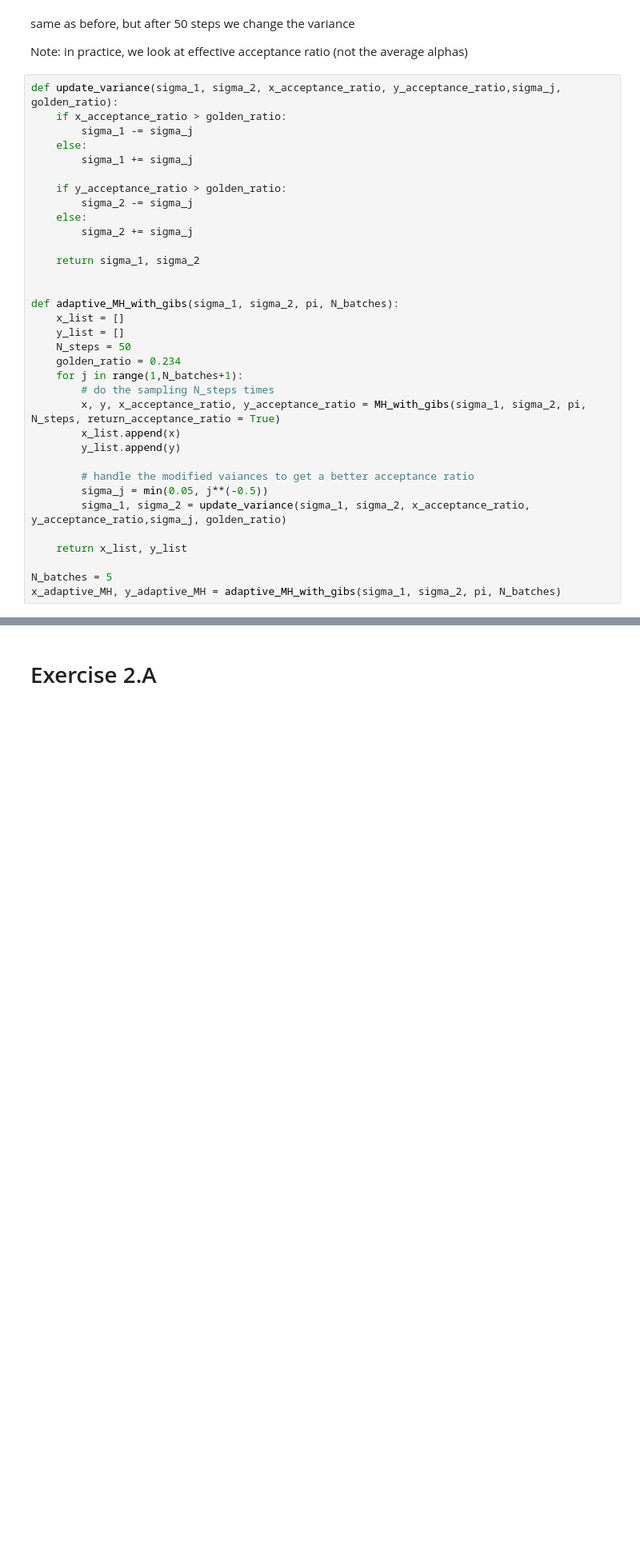
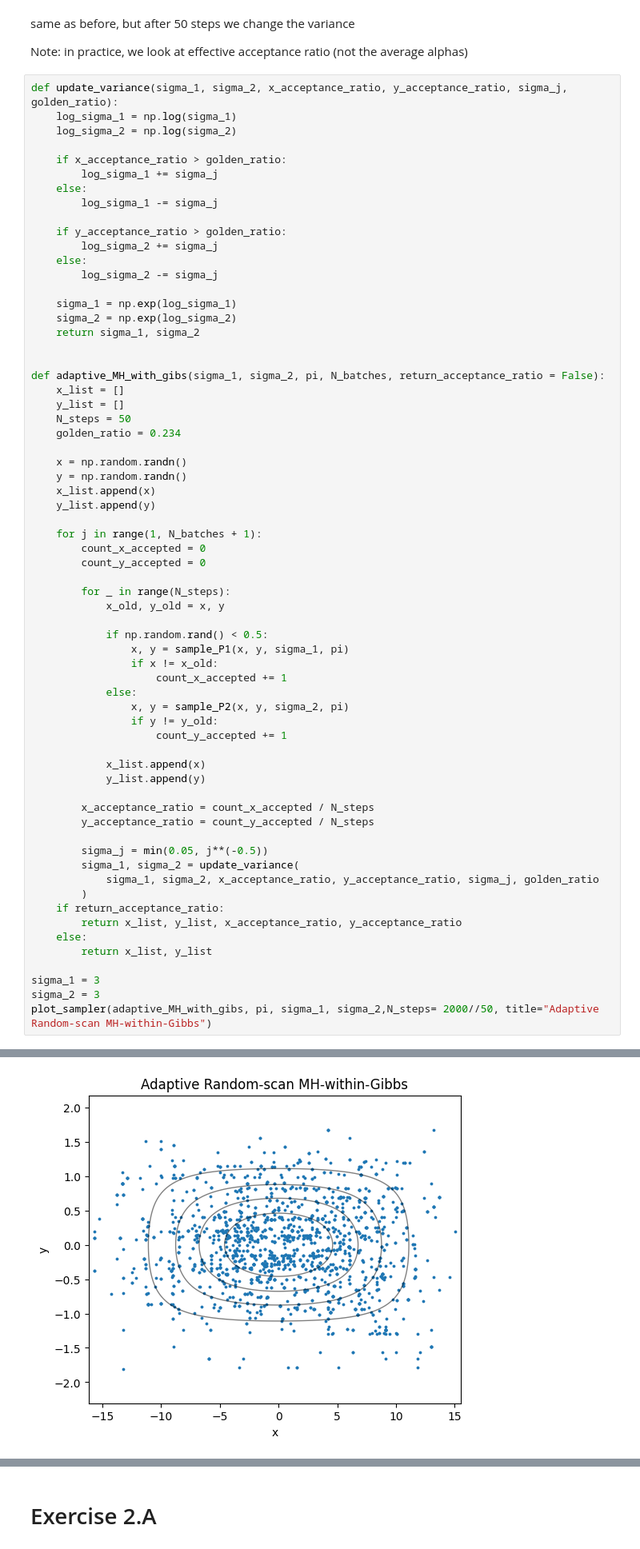
Before and after one commit to T-prog123/MVA_code, a Jupyter notebook: computational_statistics/tp4_computational_statistics.ipynb, the cells around one changed output, grey strips where cells are left out. Shown at 80% size. Cells and saved outputs as stored; diff of their text form; blank space fills up the shorter version.

```diff
--- a/computational_statistics/tp4_computational_statistics.ipynb
+++ b/computational_statistics/tp4_computational_statistics.ipynb
@@ -109,36 +161,68 @@ same as before, but after 50 steps we change the variance
 
 Note: in practice, we look at effective acceptance ratio (not the average alphas)
 # %%
-def update_variance(sigma_1, sigma_2, x_acceptance_ratio, y_acceptance_ratio,sigma_j, golden_ratio):
+def update_variance(sigma_1, sigma_2, x_acceptance_ratio, y_acceptance_ratio, sigma_j, golden_ratio):
+    log_sigma_1 = np.log(sigma_1)
+    log_sigma_2 = np.log(sigma_2)
+
     if x_acceptance_ratio > golden_ratio:
-        sigma_1 -= sigma_j
+        log_sigma_1 += sigma_j
     else:
-        sigma_1 += sigma_j
+        log_sigma_1 -= sigma_j
 
     if y_acceptance_ratio > golden_ratio:
-        sigma_2 -= sigma_j
+        log_sigma_2 += sigma_j
     else:
-        sigma_2 += sigma_j
+        log_sigma_2 -= sigma_j
 
+    sigma_1 = np.exp(log_sigma_1)
+    sigma_2 = np.exp(log_sigma_2)
     return sigma_1, sigma_2
 
 
-def adaptive_MH_with_gibs(sigma_1, sigma_2, pi, N_batches):
+def adaptive_MH_with_gibs(sigma_1, sigma_2, pi, N_batches, return_acceptance_ratio = False):
     x_list = []
     y_list = []
     N_steps = 50
     golden_ratio = 0.234
-    for j in range(1,N_batches+1):
-        # do the sampling N_steps times
-        x, y, x_acceptance_ratio, y_acceptance_ratio = MH_with_gibs(sigma_1, sigma_2, pi, N_steps, return_acceptance_ratio = True)
-        x_list.append(x)
-        y_list.append(y)
 
-        # handle the modified vaiances to get a better acceptance ratio
+    x = np.random.randn()
+    y = np.random.randn()
+    x_list.append(x)
+    y_list.append(y)
+
+    for j in range(1, N_batches + 1):
+        count_x_accepted = 0
+        count_y_accepted = 0
+
+        for _ in range(N_steps):
+            x_old, y_old = x, y
+
+            if np.random.rand() < 0.5:
+                x, y = sample_P1(x, y, sigma_1, pi)
+                if x != x_old:
+                    count_x_accepted += 1
+            else:
+                x, y = sample_P2(x, y, sigma_2, pi)
+                if y != y_old:
+                    count_y_accepted += 1
+
+            x_list.append(x)
+            y_list.append(y)
+
+        x_acceptance_ratio = count_x_accepted / N_steps
+        y_acceptance_ratio = count_y_accepted / N_steps
+
         sigma_j = min(0.05, j**(-0.5))
-        sigma_1, sigma_2 = update_variance(sigma_1, sigma_2, x_acceptance_ratio, y_acceptance_ratio,sigma_j, golden_ratio)
+        sigma_1, sigma_2 = update_variance(
+            sigma_1, sigma_2, x_acceptance_ratio, y_acceptance_ratio, sigma_j, golden_ratio
+        )
+    if return_acceptance_ratio:
+        return x_list, y_list, x_acceptance_ratio, y_acceptance_ratio
+    else:
+        return x_list, y_list
 
-    return x_list, y_list
-
-N_batches = 5
-x_adaptive_MH, y_adaptive_MH = adaptive_MH_with_gibs(sigma_1, sigma_2, pi, N_batches)
+sigma_1 = 3
+sigma_2 = 3
+plot_sampler(adaptive_MH_with_gibs, pi, sigma_1, sigma_2,N_steps= 2000//50, title="Adaptive Random-scan MH-within-Gibbs")
+# %% [output]
@@ -144,0 +231 @@ x_adaptive_MH, y_adaptive_MH = adaptive_MH_with_gibs(sigma_1, sigma_2, pi, N_bat
+[figure, added]
```
Also changed, not shown: parts of 17 cells of this notebook.
